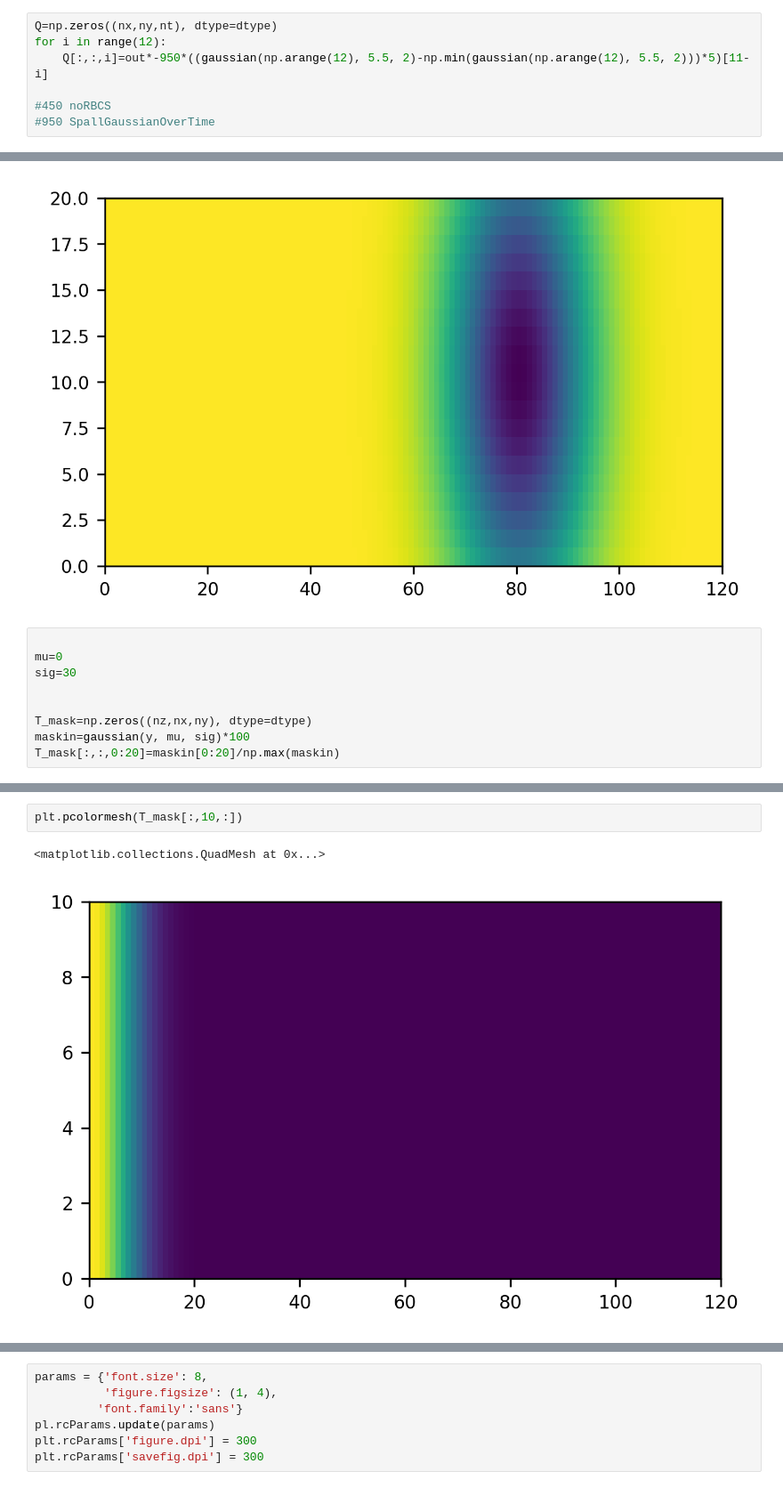
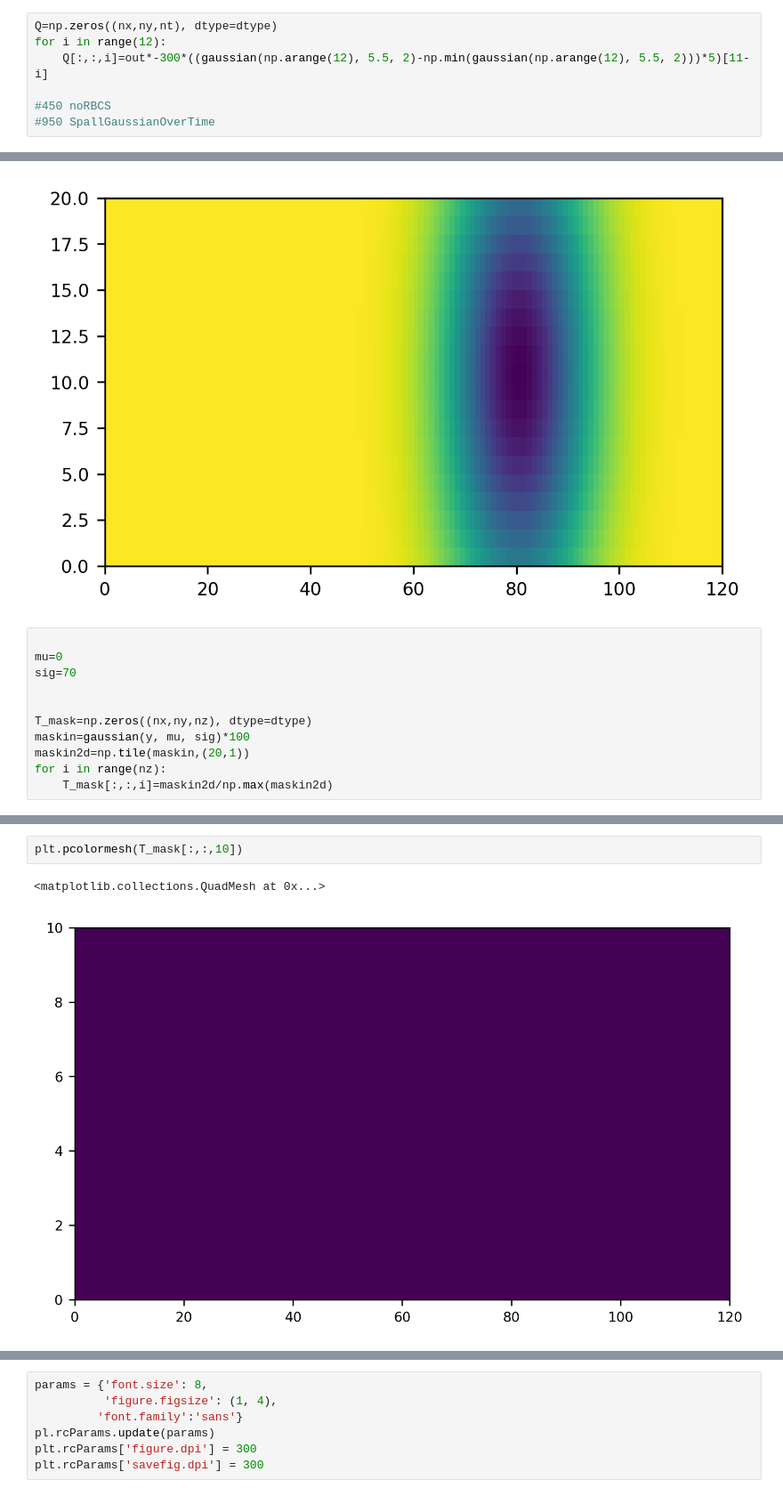
Before and after one commit to kaftkatt/IntercambioNGC, a Jupyter notebook: Scripts/GenerateData.ipynb, the cells around one changed output, grey strips where cells are left out. Shown at 89% size. Saved outputs shown, nothing was run; the diff lists cells and outputs as text.

```diff
--- a/Scripts/GenerateData.ipynb
+++ b/Scripts/GenerateData.ipynb
@@ -86,7 +86,7 @@ plt.plot((gaussian(np.arange(12), 5.5, 2)-np.min(gaussian(np.arange(12), 5.5, 2)
 # %%
 Q=np.zeros((nx,ny,nt), dtype=dtype)
 for i in range(12):
-    Q[:,:,i]=out*-950*((gaussian(np.arange(12), 5.5, 2)-np.min(gaussian(np.arange(12), 5.5, 2)))*5)[11-i]
+    Q[:,:,i]=out*-300*((gaussian(np.arange(12), 5.5, 2)-np.min(gaussian(np.arange(12), 5.5, 2)))*5)[11-i]
 
 #450 noRBCS
 #950 SpallGaussianOverTime
@@ -102,9 +102,11 @@ plt.pcolormesh(Q[:,:,10])
 # %%
 
 mu=0
-sig=30
+sig=70
 
 
-T_mask=np.zeros((nz,nx,ny), dtype=dtype)
+T_mask=np.zeros((nx,ny,nz), dtype=dtype)
 maskin=gaussian(y, mu, sig)*100
-T_mask[:,:,0:20]=maskin[0:20]/np.max(maskin)
+maskin2d=np.tile(maskin,(20,1))
+for i in range(nz):
+    T_mask[:,:,i]=maskin2d/np.max(maskin2d)
@@ -115,7 +129,7 @@ np.max(T_mask)
 # %%
-plt.pcolormesh(T_mask[:,10,:])
+plt.pcolormesh(T_mask[:,:,10])
 # %% [output]
 <matplotlib.collections.QuadMesh at 0x...>
-[figure, old version]
+[figure, new version]
 # %%
 tempRelax=15*np.ones((nz,ny,nx),dtype=dtype)
```
Also changed, not shown: parts of 7 cells of this notebook, 44 other files.
